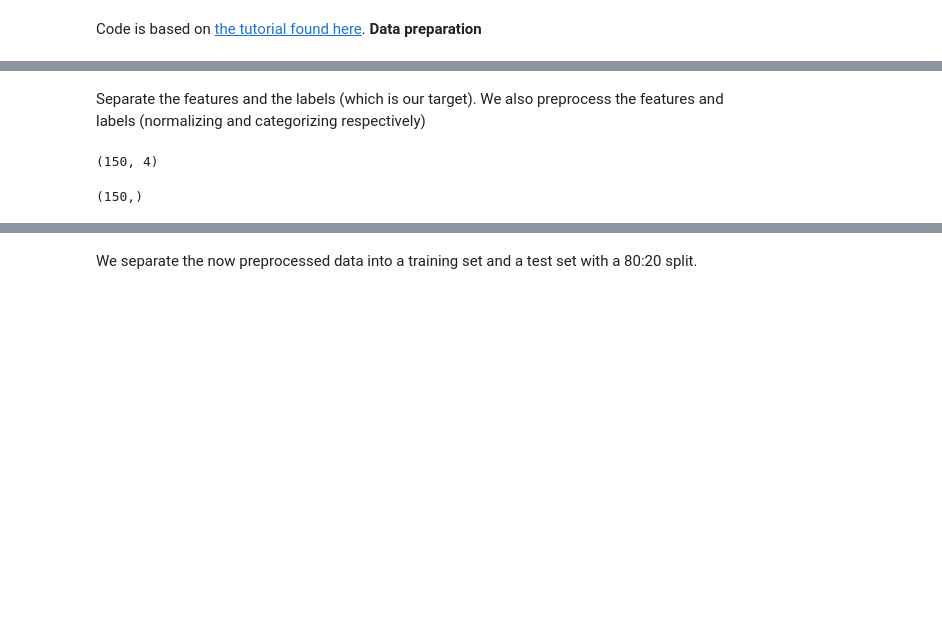
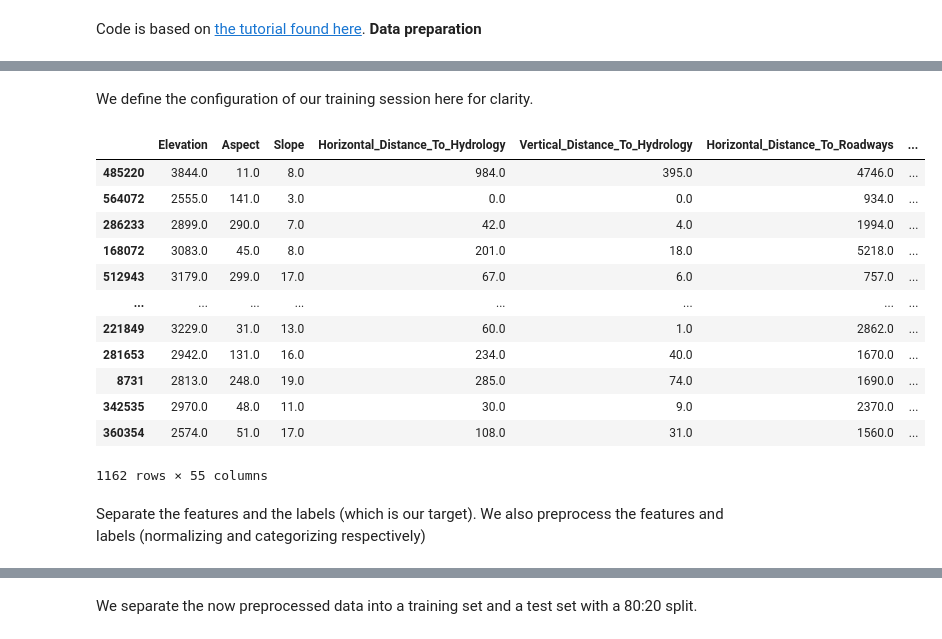
Before and after one commit to Capstone-I/Capstone-I, a Jupyter notebook: Lynch-Work/QuantumNeuralNetwork/QNN.ipynb, the cells around one changed output, grey strips where cells are left out. Saved outputs shown, nothing was run; the diff lists cells and outputs as text; code cells hidden in the pictures; blank space fills up the shorter version.

```diff
--- a/Lynch-Work/QuantumNeuralNetwork/QNN.ipynb
+++ b/Lynch-Work/QuantumNeuralNetwork/QNN.ipynb
@@ -28,0 +27,6 @@ sb.pairplot(iris, hue="Name", palette="pastel")
+# %%
+from IPython.core.display import Markdown
+from sklearn.utils import Bunch
+
+data_source: Bunch = fetch_covtype(data_home="./data")
+Markdown(data_source.DESCR)
@@ -29,13 +64,33 @@ sb.pairplot(iris, hue="Name", palette="pastel")
+# %% [markdown]
+We define the configuration of our training session here for clarity.
+# %%
+data_frac = 0.002	# The fraction of data used for training/testing from the total dataset.
+train_frac = 0.8	# The proportion of the sample used for training, with the rest reserved for testing.
+num_features = 8	# The data has many features to train on, so we use PCA to reduce it to a manageable amount
+batch_size = 512	# We train the model with batches of data, and this is the maximum size of a given batch
+iterations = 20		# The number of times a batch is fitted to the model
+shots = 256			# The number of times to run a set of circuits for
+opt_level = 3		# The level of optimization for the circuits
+res_level = 0		# The level of resilience hardening for the circuits
+# %%
+data_frame = pd.DataFrame(data=data_source.data, columns=data_source.feature_names)
+#data_frame.drop(data_frame.iloc[:, -44:], axis=1, inplace=True)
+data_frame["Cover_Type"] = pd.Series(data_source.target)-1
+data_frame = data_frame.sample(frac=data_frac)
+display(data_frame)
+# %% [output]
+|  | Elevation | Aspect | Slope | Horizontal_Distance_To_Hydrology | Vertical_Distance_To_Hydrology | Horizontal_Distance_To_Roadways | ... |
+| 485220 | 3844.0 | 11.0 | 8.0 | 984.0 | 395.0 | 4746.0 | ... |
+| 564072 | 2555.0 | 141.0 | 3.0 | 0.0 | 0.0 | 934.0 | ... |
+| 286233 | 2899.0 | 290.0 | 7.0 | 42.0 | 4.0 | 1994.0 | ... |
+| 168072 | 3083.0 | 45.0 | 8.0 | 201.0 | 18.0 | 5218.0 | ... |
+| 512943 | 3179.0 | 299.0 | 17.0 | 67.0 | 6.0 | 757.0 | ... |
+| ... | ... | ... | ... | ... | ... | ... | ... |
+| 221849 | 3229.0 | 31.0 | 13.0 | 60.0 | 1.0 | 2862.0 | ... |
+| 281653 | 2942.0 | 131.0 | 16.0 | 234.0 | 40.0 | 1670.0 | ... |
+| 8731 | 2813.0 | 248.0 | 19.0 | 285.0 | 74.0 | 1690.0 | ... |
+| 342535 | 2970.0 | 48.0 | 11.0 | 30.0 | 9.0 | 2370.0 | ... |
+| 360354 | 2574.0 | 51.0 | 17.0 | 108.0 | 31.0 | 1560.0 | ... |
+1162 rows × 55 columns
 # %% [markdown]
 Separate the features and the labels (which is our target). We also preprocess the features and labels (normalizing and categorizing respectively)
-# %%
-iris_features = iris.loc[:, ["Sepal-Length", "Sepal-Width", "Petal-Length", "Petal-Width"]].values
-iris_labels = iris.loc[:, "Name"].values
-iris_features = StandardScaler().fit_transform(iris_features)
-iris_labels = OrdinalEncoder().fit_transform(iris_labels.reshape(-1,1))
-display(iris_features.shape)
-iris_labels = iris_labels[:,0]
-display(iris_labels.shape)
-# %% [output]
-(150, 4)
-(150,)
```
Also changed, not shown: parts of 14 cells of this notebook.
